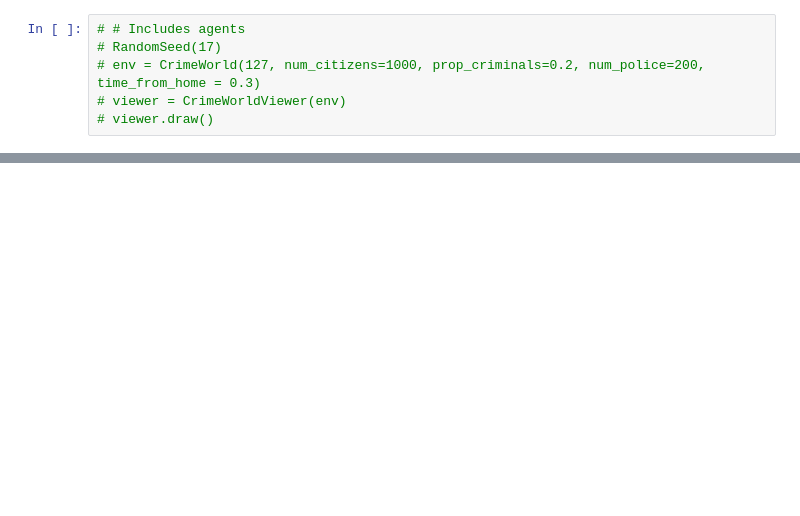
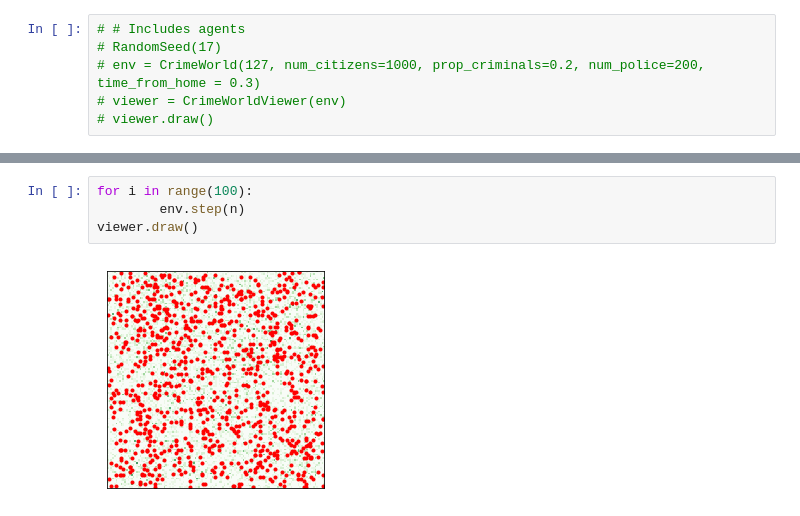
Before and after one commit to ericasaywhat/SmoothCriminals, a Jupyter notebook: code/crimeworldnotebook.ipynb, the cells around one changed output, grey strips where cells are left out. Saved outputs shown, nothing was run; the diff lists cells and outputs as text; blank space fills up the shorter version.

```diff
--- a/code/crimeworldnotebook.ipynb
+++ b/code/crimeworldnotebook.ipynb
@@ -269 +277,7 @@ viewer.draw()
+# %%
+for i in range(100):
+        env.step(n)
+viewer.draw()
+# %% [output]
+[figure, added]
 # %%
```
Also changed, not shown: parts of 5 cells of this notebook.
